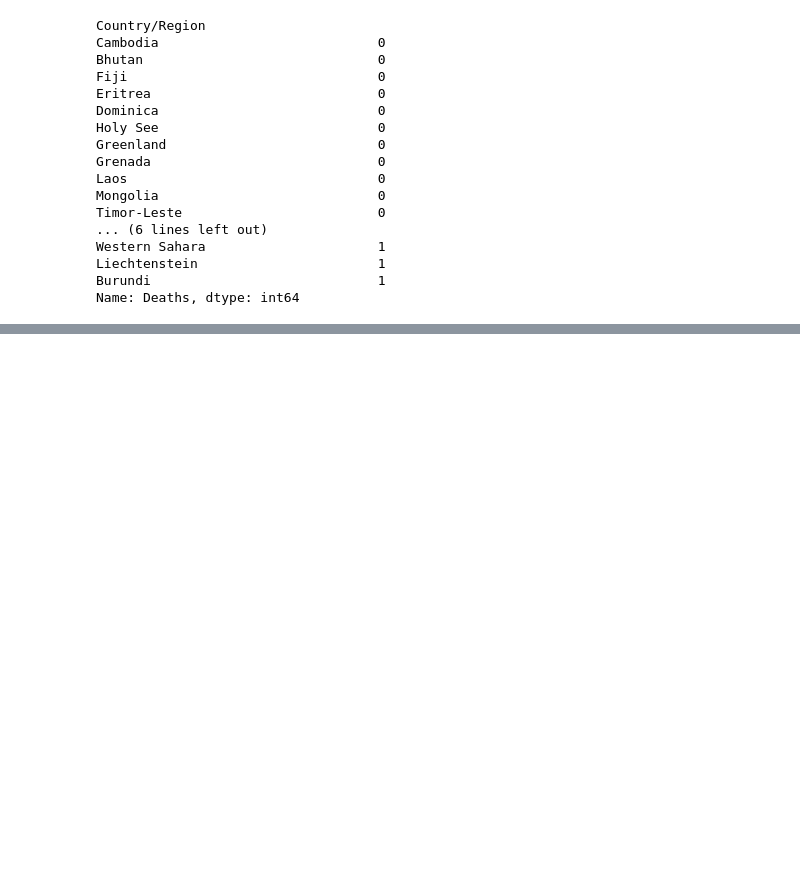
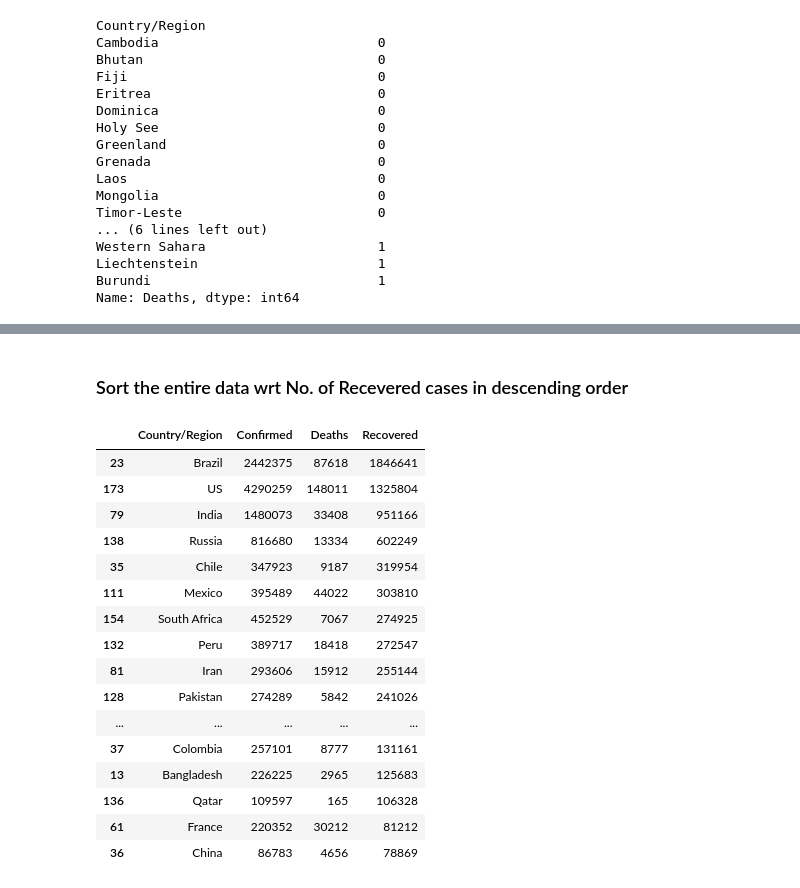
Before and after one commit to samrachana392/Covid19-Dataset-Analysis, a Jupyter notebook: Dataset_analysis.ipynb, the cells around one changed output, grey strips where cells are left out. Cells and saved outputs as stored; diff of their text form; code cells hidden in the pictures; blank space fills up the shorter version.

```diff
--- a/Dataset_analysis.ipynb
+++ b/Dataset_analysis.ipynb
@@ -203,0 +256,22 @@ Name: Deaths, dtype: int64
+# %% [markdown]
+### Sort the entire data wrt No. of Recevered cases in descending order
+# %%
+data.sort_values(by = 'Recovered', ascending=False).head(20)
+# %% [output]
+|  | Country/Region | Confirmed | Deaths | Recovered |
+| 23 | Brazil | 2442375 | 87618 | 1846641 |
+| 173 | US | 4290259 | 148011 | 1325804 |
+| 79 | India | 1480073 | 33408 | 951166 |
+| 138 | Russia | 816680 | 13334 | 602249 |
+| 35 | Chile | 347923 | 9187 | 319954 |
+| 111 | Mexico | 395489 | 44022 | 303810 |
+| 154 | South Africa | 452529 | 7067 | 274925 |
+| 132 | Peru | 389717 | 18418 | 272547 |
+| 81 | Iran | 293606 | 15912 | 255144 |
+| 128 | Pakistan | 274289 | 5842 | 241026 |
+| ... | ... | ... | ... | ... |
+| 37 | Colombia | 257101 | 8777 | 131161 |
+| 13 | Bangladesh | 226225 | 2965 | 125683 |
+| 136 | Qatar | 109597 | 165 | 106328 |
+| 61 | France | 220352 | 30212 | 81212 |
+| 36 | China | 86783 | 4656 | 78869 |
```
Also changed, not shown: parts of 6 cells of this notebook.
